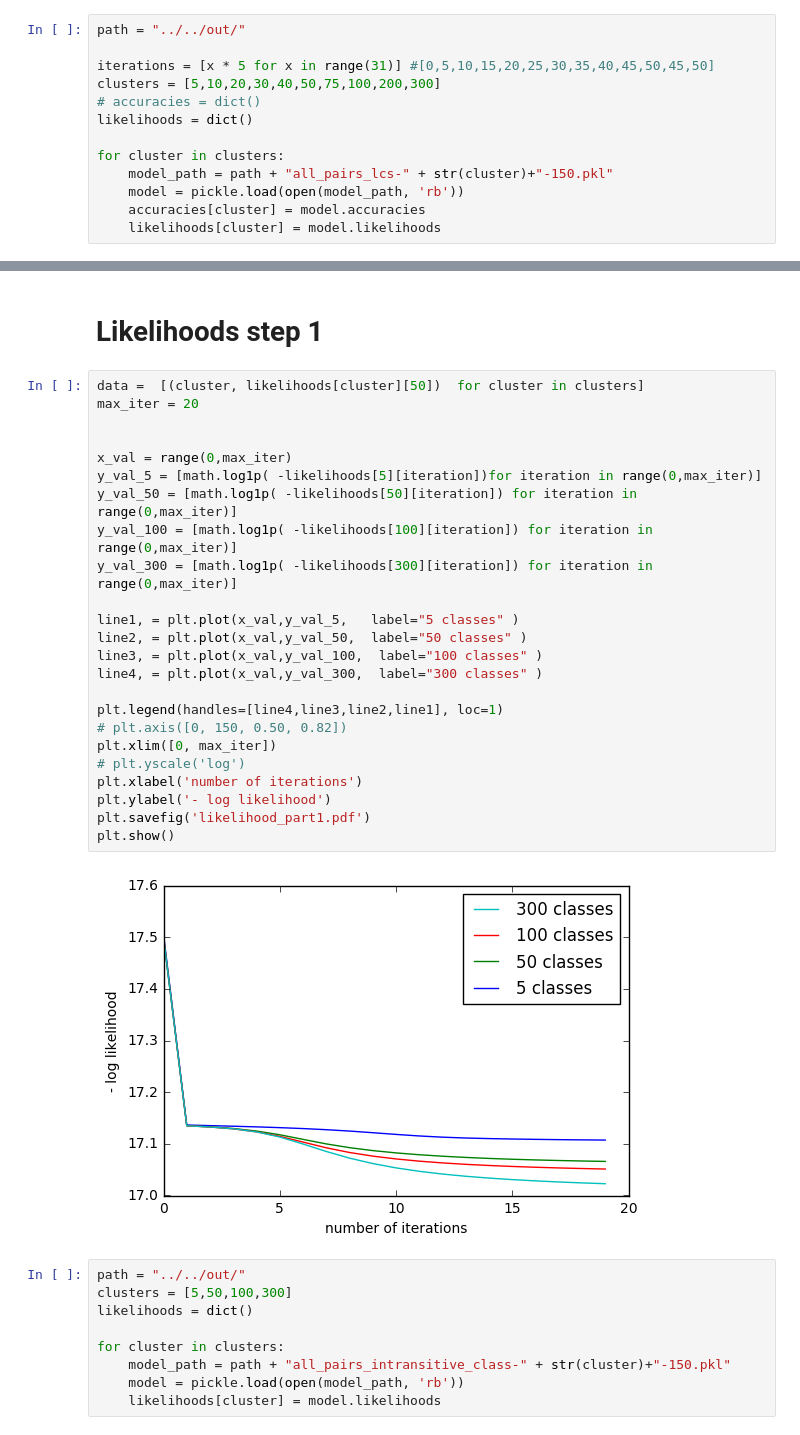
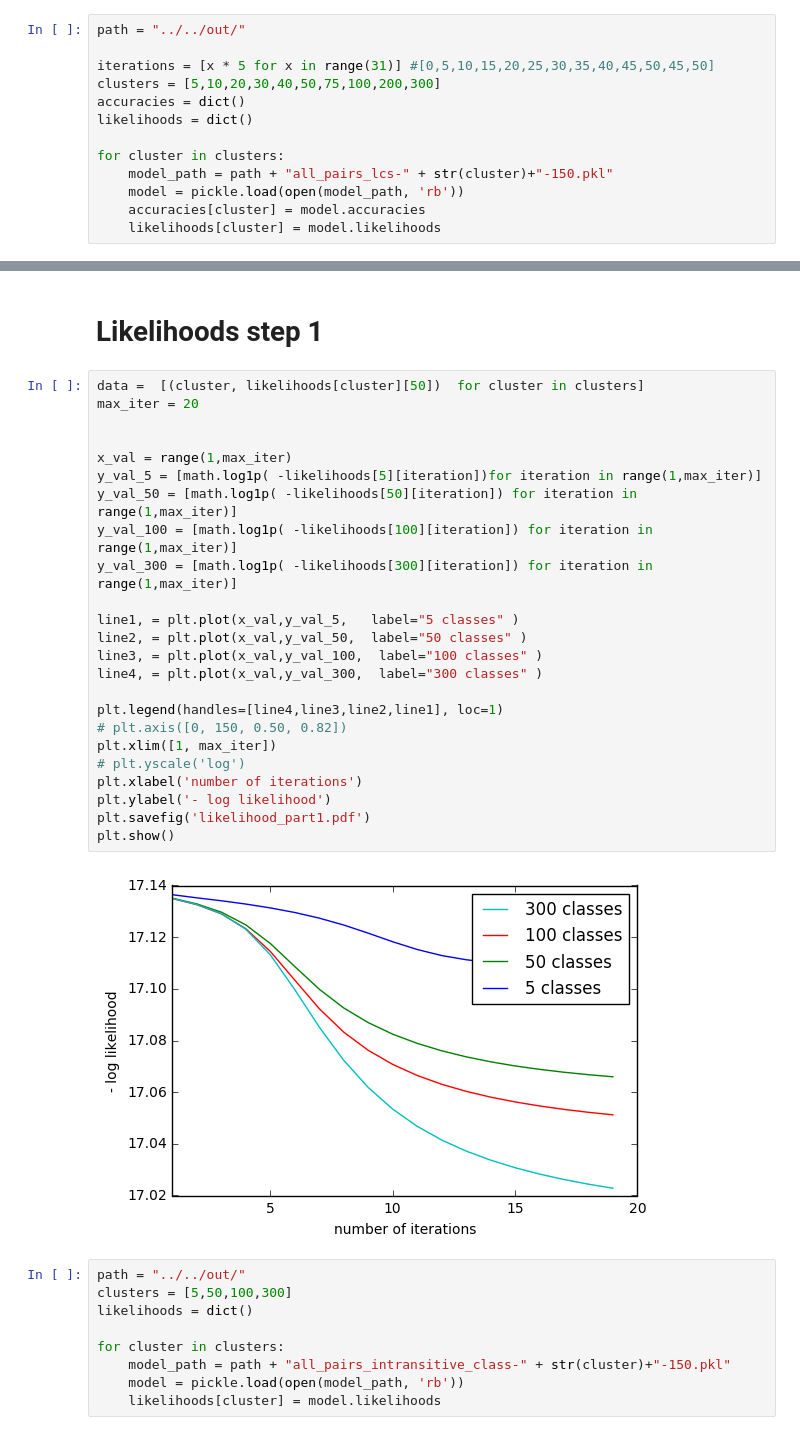
Before and after one commit to DavidZomerdijk/ULL2017, a Jupyter notebook: src/misc/makePlots.ipynb, the cells around one changed output, grey strips where cells are left out. Drawn from its saved outputs; the diff is of its cells as text.

```diff
--- a/src/misc/makePlots.ipynb
+++ b/src/misc/makePlots.ipynb
@@ -14,7 +14,7 @@ path = "../../out/"
 
 iterations = [x * 5 for x in range(31)] #[0,5,10,15,20,25,30,35,40,45,50,45,50]
 clusters = [5,10,20,30,40,50,75,100,200,300]
-# accuracies = dict()
+accuracies = dict()
 likelihoods = dict()
 
 for cluster in clusters:
@@ -104,29 +105,29 @@ plt.show()
 # %%
 data =  [(cluster, likelihoods[cluster][50])  for cluster in clusters]
 max_iter = 20
 
 
-x_val = range(0,max_iter)
-y_val_5 = [math.log1p( -likelihoods[5][iteration])for iteration in range(0,max_iter)]
-y_val_50 = [math.log1p( -likelihoods[50][iteration]) for iteration in range(0,max_iter)]
-y_val_100 = [math.log1p( -likelihoods[100][iteration]) for iteration in range(0,max_iter)]
-y_val_300 = [math.log1p( -likelihoods[300][iteration]) for iteration in range(0,max_iter)]
+x_val = range(1,max_iter)
+y_val_5 = [math.log1p( -likelihoods[5][iteration])for iteration in range(1,max_iter)]
+y_val_50 = [math.log1p( -likelihoods[50][iteration]) for iteration in range(1,max_iter)]
+y_val_100 = [math.log1p( -likelihoods[100][iteration]) for iteration in range(1,max_iter)]
+y_val_300 = [math.log1p( -likelihoods[300][iteration]) for iteration in range(1,max_iter)]
 
 line1, = plt.plot(x_val,y_val_5,   label="5 classes" )
 line2, = plt.plot(x_val,y_val_50,  label="50 classes" )
 line3, = plt.plot(x_val,y_val_100,  label="100 classes" )
 line4, = plt.plot(x_val,y_val_300,  label="300 classes" )
 
 plt.legend(handles=[line4,line3,line2,line1], loc=1)
 # plt.axis([0, 150, 0.50, 0.82])
-plt.xlim([0, max_iter])
+plt.xlim([1, max_iter])
 # plt.yscale('log')
 plt.xlabel('number of iterations')
 plt.ylabel('- log likelihood')
 plt.savefig('likelihood_part1.pdf')
 plt.show()
 # %% [output]
-[figure, old version]
+[figure, new version]
 # %%
 path = "../../out/"
 clusters = [5,50,100,300]
```
Also changed, not shown: parts of 3 cells of this notebook, 1 other file.
